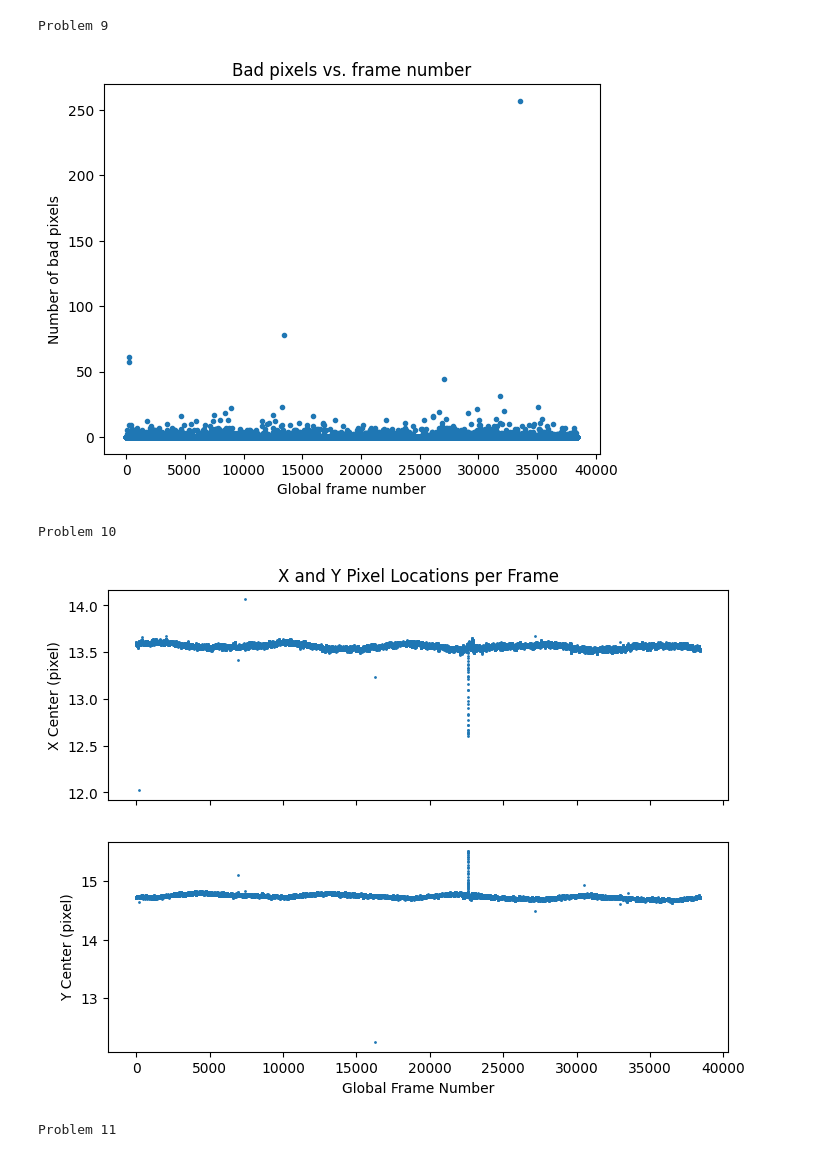
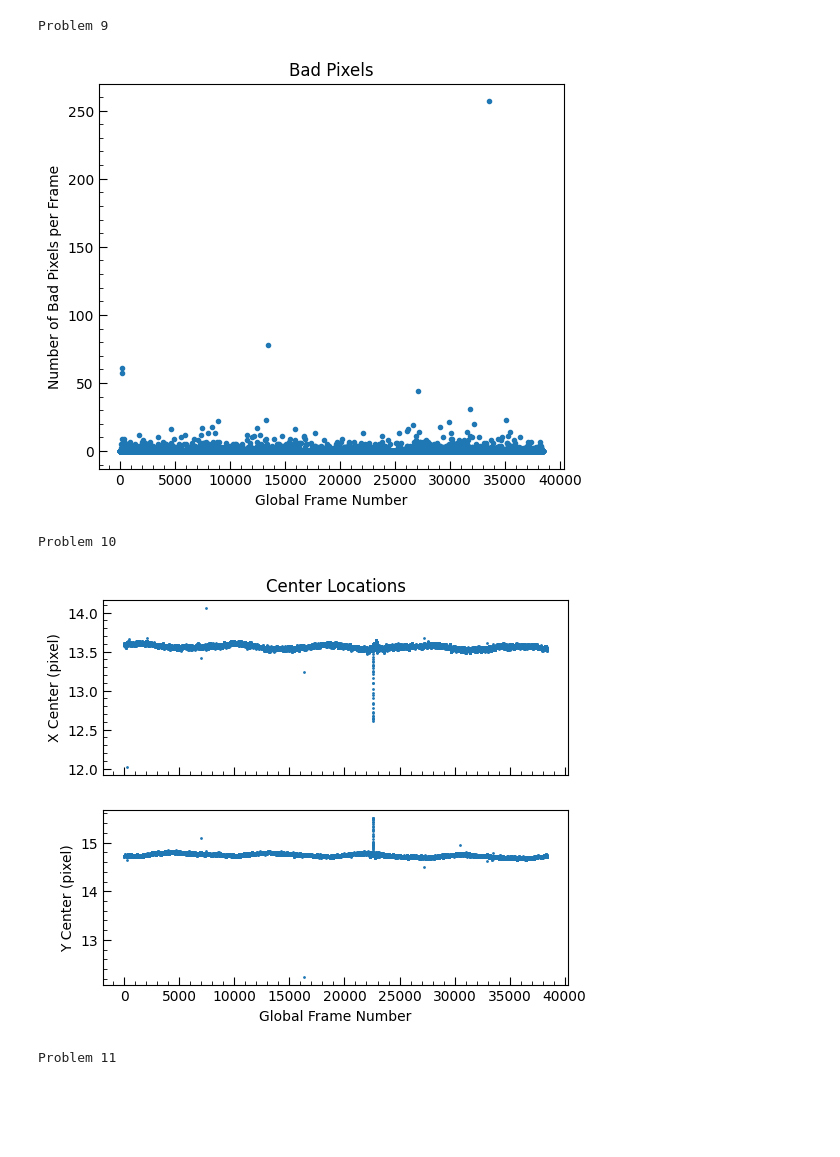
Before and after one commit to amedina695/lectures_git, a Jupyter notebook: final/final_amedina.ipynb, the cells around one changed output. Cells and saved outputs as stored; diff of their text form; code cells hidden in the pictures; blank space fills up the shorter version.

```diff
--- a/final/final_amedina.ipynb
+++ b/final/final_amedina.ipynb
@@ -287,35 +291,38 @@ Problem 9
 # %%
 # Find the bad pixels in sets of 64
 
 # Datacube has shape of (totframes, ny, nx)
 # But to clip over frames of 64 (without a loop) we can reshape to the number
 # of sets (600) which each have 64 frames
 
 nsets  = totframes // nf
 data4d = datacube.reshape(nsets, nf, ny, nx) # reshape datacube for sigma clip per 64 frames
 
 # Sigma clip along the 64 frame axis (axis = 1) within each set
 good_clip4d = sigma_reject(data4d, clip_sig, max_iter, clipaxis)
 
 # Reshape the 4D datacube back into 3D
 good_clip3d = good_clip4d.reshape(totframes, ny, nx)
 
 # Insert resulting boolean into mask array
 # Keeps good pixels true from good
 # Makes false pixels bad from sigma_clip
 mask       &= good_clip3d
 
 # Bad pixels vs frame number
 bad_per_frame = np.sum(~mask, axis=(1, 2))
 
-plt.figure()
+plt.figure(figsize=(6, 5))
 plt.scatter(photometry[:, glof_col], bad_per_frame, marker='.')
 plt.xlabel('Global Frame Number')
 plt.ylabel('Number of Bad Pixels per Frame')
-plt.title('Bad Pixels vs. Frame Number')
+plt.title('Bad Pixels')
+plt.tick_params(axis='both', direction='in', length=6)
+plt.minorticks_on()
+plt.tick_params(axis='both', which='minor', direction='in', length=3)
 plt.show()
 # %% [output]
-[figure, old version]
+[figure, new version]
 # %%
 print('Problem 10 \n')
 # %% [output]
@@ -385,17 +392,25 @@ for i in range(1, totframes):
     photometry[i, widt_col] = sigma_i
 
 # Plot x and y position vs the frame number
-fig, (ax1, ax2) = plt.subplots(2, 1, sharex=True, figsize=(8, 6))
+fig, (ax1, ax2) = plt.subplots(2, 1, sharex=True, figsize=(6, 5))
+
 
 ax1.plot(photometry[:, xcen_col], '.', ms=2)
 ax1.set_ylabel('X Center (pixel)')
-ax1.set_title('X and Y Pixel Locations per Frame')
+ax1.set_title('Center Locations')
+ax1.tick_params(axis='both', direction='in', length=6)
+ax1.minorticks_on()
+ax1.tick_params(axis='both', which='minor', direction='in', length=3)
+
 ax2.plot(photometry[:, ycen_col], '.', ms=2)
 ax2.set_ylabel('Y Center (pixel)')
 ax2.set_xlabel('Global Frame Number')
+ax2.tick_params(axis='both', direction='in', length=6)
+ax2.minorticks_on()
+ax2.tick_params(axis='both', which='minor', direction='in', length=3)
 plt.show()
 # %% [output]
-[figure, old version]
+[figure, new version]
 # %%
 print('Problem 11 \n')
 # %% [output]
```
Also changed, not shown: parts of 10 cells of this notebook, 10 other files.
